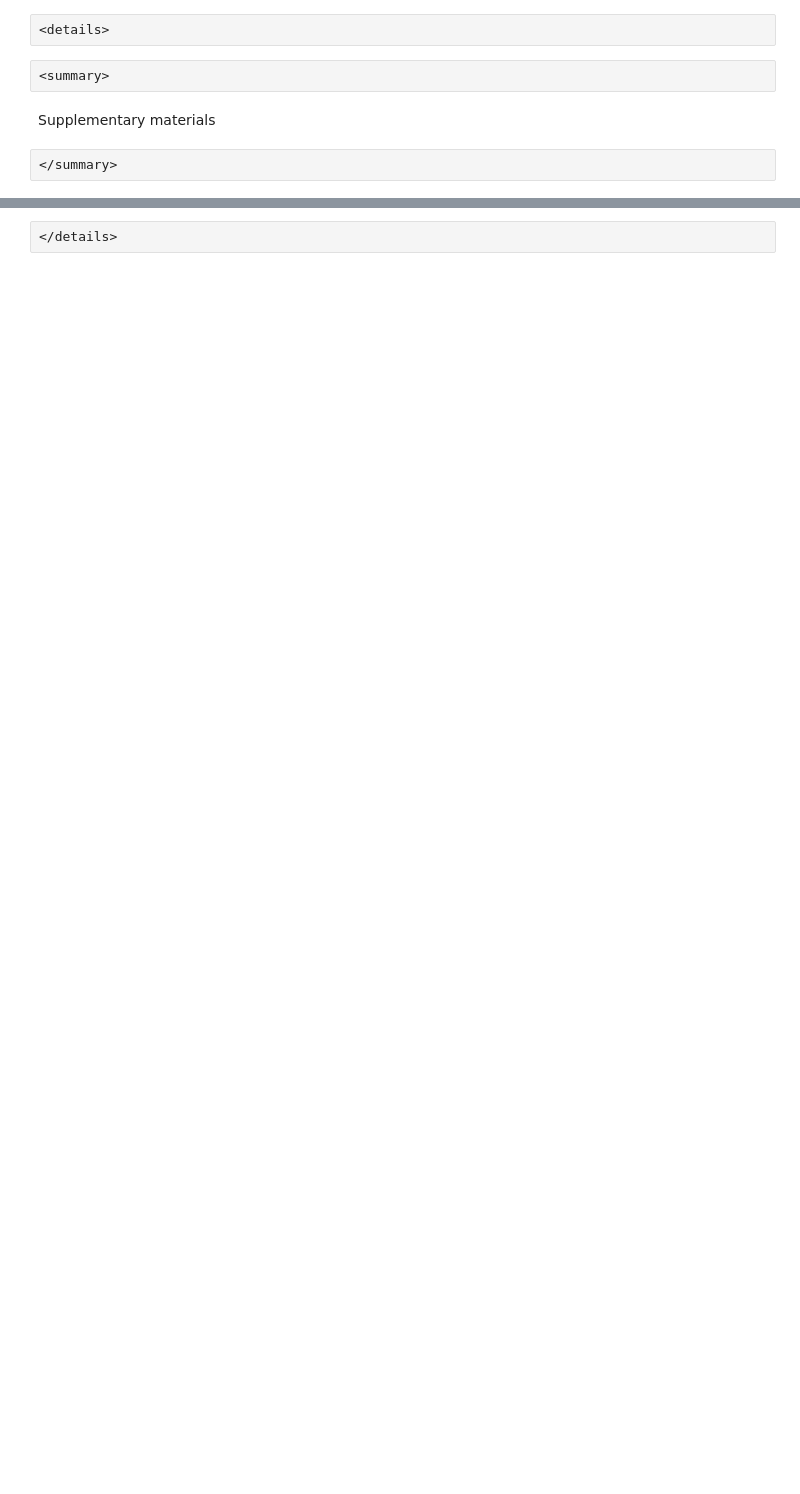
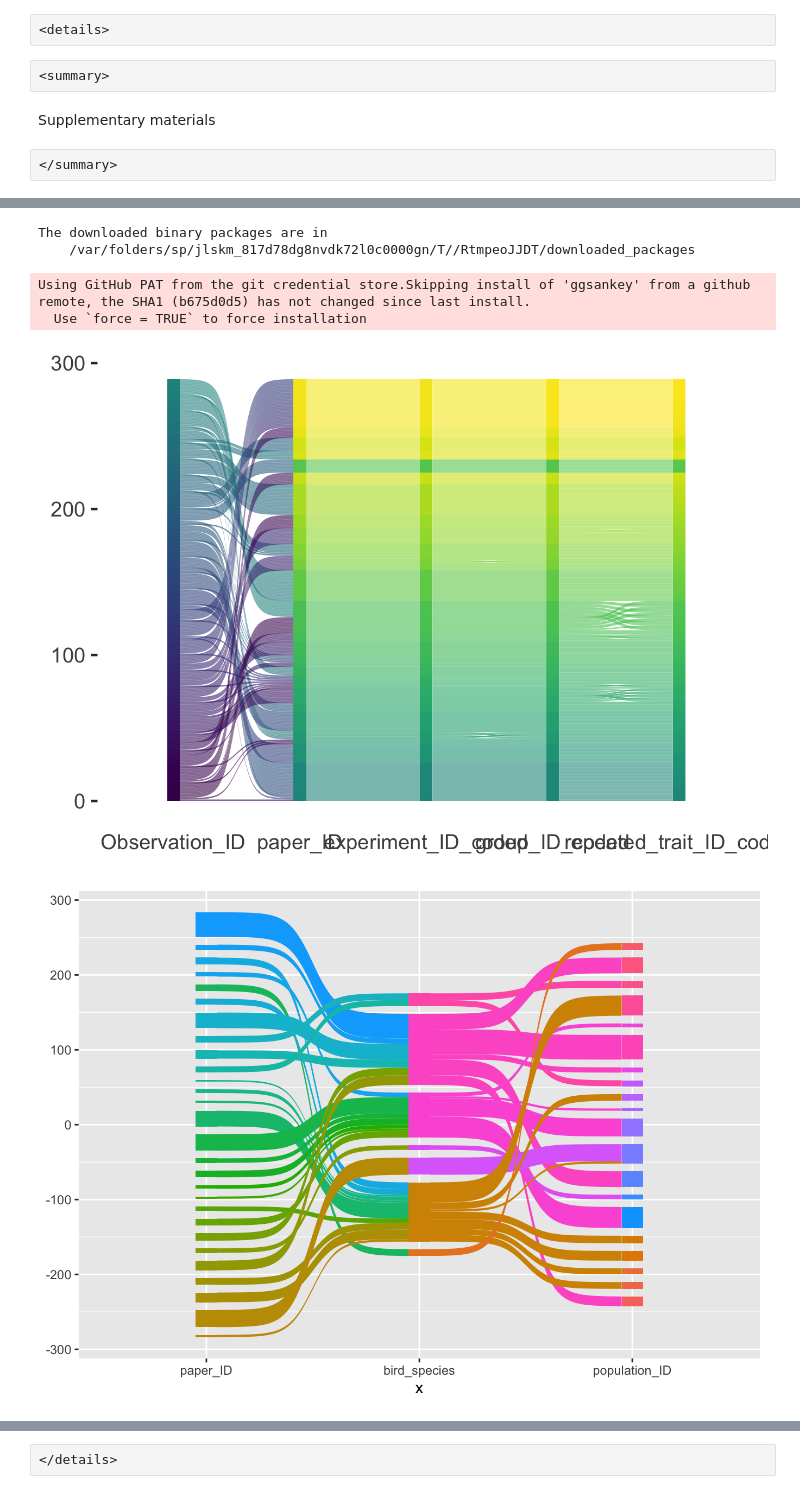
Before and after one commit to shreyadimri/Green_Nest_Material, a Jupyter notebook: docs/manuscript_GNM.embed.ipynb, the cells around one changed output, grey strips where cells are left out. Drawn from its saved outputs; the diff is of its cells as text; code cells hidden in the pictures; blank space fills up the shorter version.

```diff
--- a/docs/manuscript_GNM.embed.ipynb
+++ b/docs/manuscript_GNM.embed.ipynb
@@ -149 +192,11 @@ Supplementary materials
+# %%
+pacman::p_load(readr, dplyr, tidyverse)
+install.packages("devtools", repos = "https://cloud.r-project.org/")
+# %% [output]
+The downloaded binary packages are in
+    /var/folders/sp/jlskm_817d78dg8nvdk72l0c0000gn/T//RtmpeoJJDT/downloaded_packages
+Using GitHub PAT from the git credential store.Skipping install of 'ggsankey' from a github remote, the SHA1 (b675d0d5) has not changed since last install.
+  Use `force = TRUE` to force installation
+[figure, added]
+[figure, added]
 # %% [markdown]
```
Also changed, not shown: parts of 10 cells of this notebook, 35 other files.
